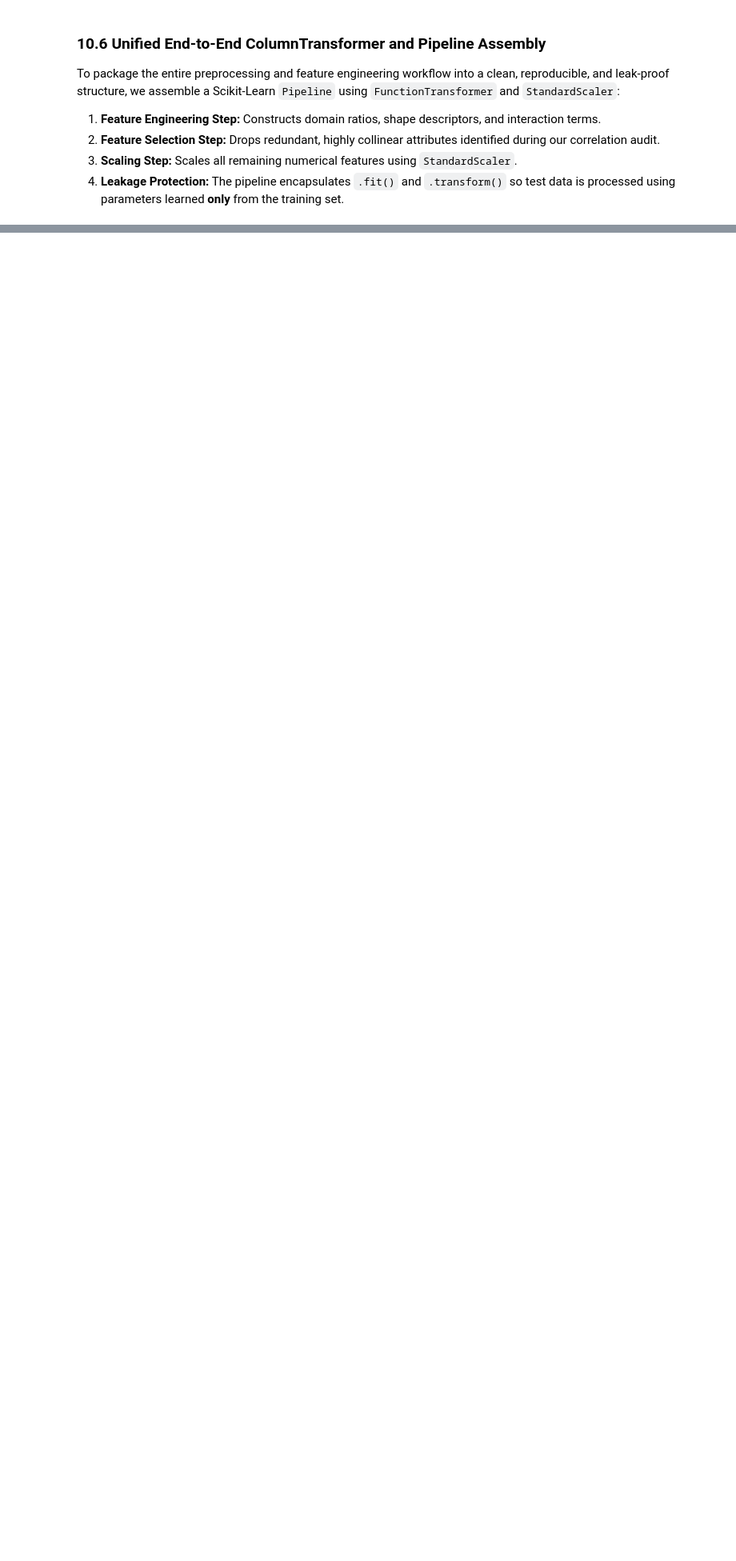
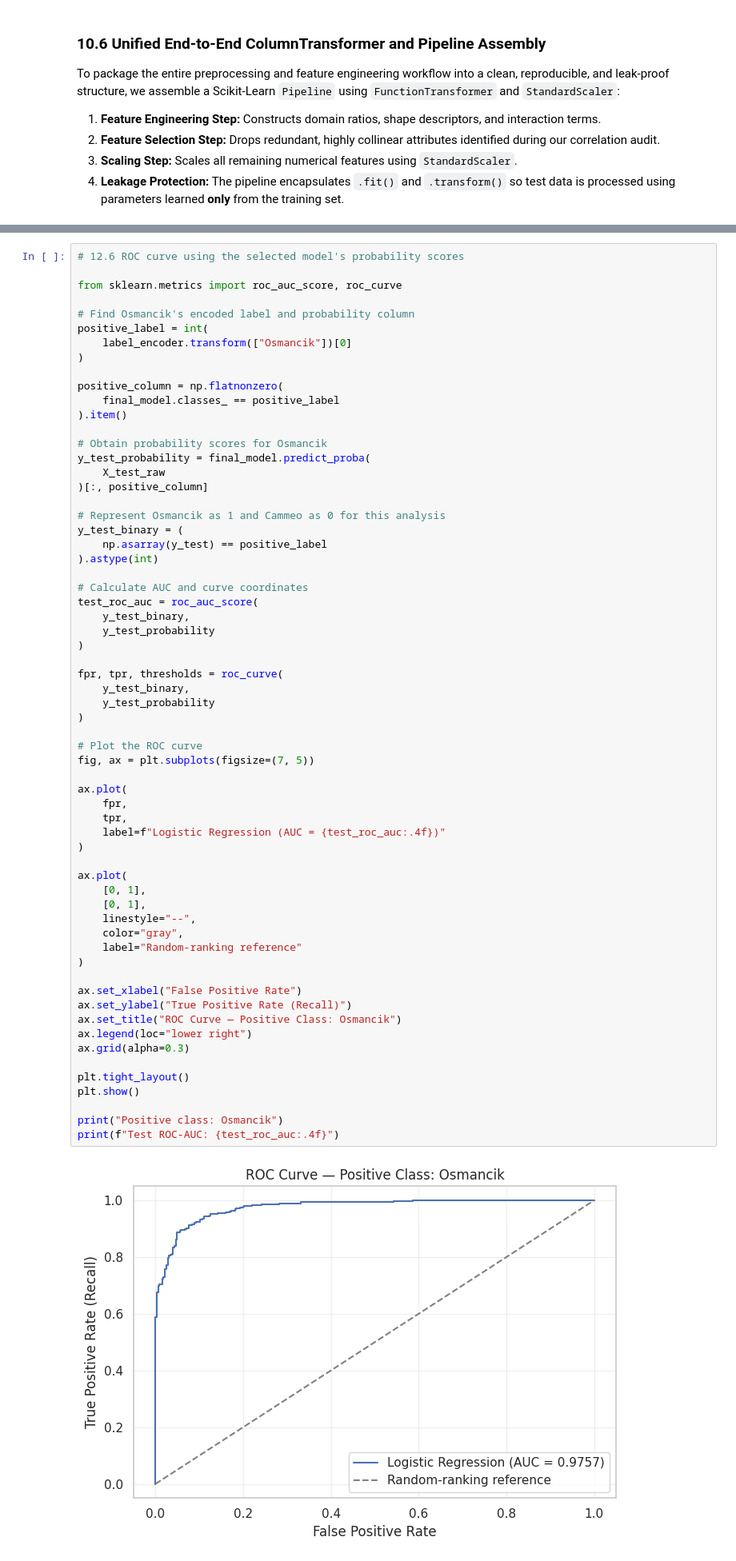
Before and after one commit to Hasanga910/GrainSense, a Jupyter notebook: Notebook.ipynb, the cells around one changed output, grey strips where cells are left out. Shown at 80% size. Drawn from its saved outputs; the diff is of its cells as text; blank space fills up the shorter version.

```diff
--- a/Notebook.ipynb
+++ b/Notebook.ipynb
@@ -1387,0 +2874,65 @@ Pipeline successfully configured and ready for model training and evaluation.
+# %%
+# 12.6 ROC curve using the selected model's probability scores
+
+from sklearn.metrics import roc_auc_score, roc_curve
+
+# Find Osmancik's encoded label and probability column
+positive_label = int(
+    label_encoder.transform(["Osmancik"])[0]
+)
+
+positive_column = np.flatnonzero(
+    final_model.classes_ == positive_label
+).item()
+
+# Obtain probability scores for Osmancik
+y_test_probability = final_model.predict_proba(
+    X_test_raw
+)[:, positive_column]
+
+# Represent Osmancik as 1 and Cammeo as 0 for this analysis
+y_test_binary = (
+    np.asarray(y_test) == positive_label
+).astype(int)
+
+# Calculate AUC and curve coordinates
+test_roc_auc = roc_auc_score(
+    y_test_binary,
+    y_test_probability
+)
+
+fpr, tpr, thresholds = roc_curve(
+    y_test_binary,
+    y_test_probability
+)
+
+# Plot the ROC curve
+fig, ax = plt.subplots(figsize=(7, 5))
+
+ax.plot(
+    fpr,
+    tpr,
+    label=f"Logistic Regression (AUC = {test_roc_auc:.4f})"
+)
+
+ax.plot(
+    [0, 1],
+    [0, 1],
+    linestyle="--",
+    color="gray",
+    label="Random-ranking reference"
+)
+
+ax.set_xlabel("False Positive Rate")
+ax.set_ylabel("True Positive Rate (Recall)")
+ax.set_title("ROC Curve — Positive Class: Osmancik")
+ax.legend(loc="lower right")
+ax.grid(alpha=0.3)
+
+plt.tight_layout()
+plt.show()
+
+print("Positive class: Osmancik")
+print(f"Test ROC-AUC: {test_roc_auc:.4f}")
+# %% [output]
+[figure, added]
```
Also changed, not shown: parts of 70 cells of this notebook.
